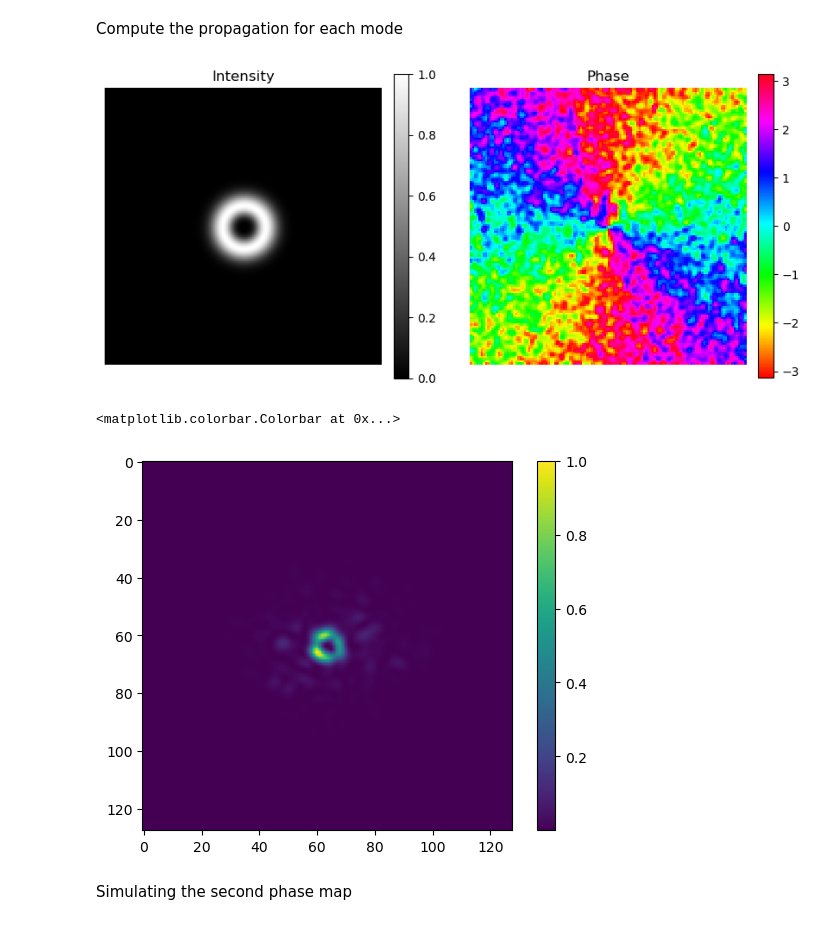
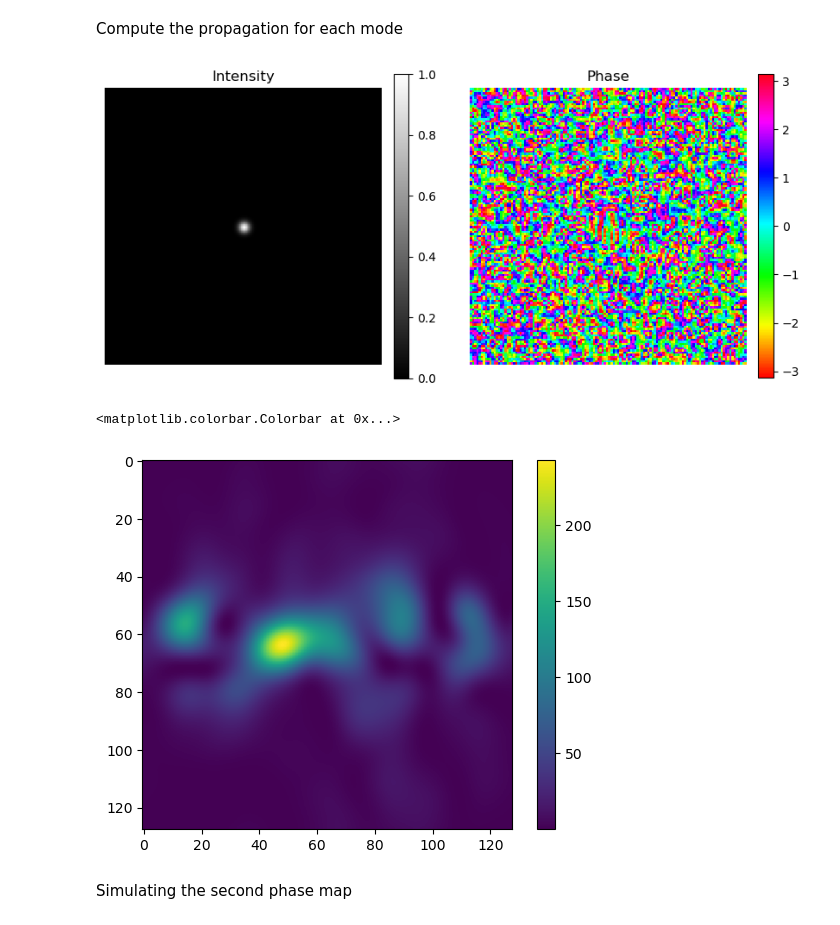
Before and after one commit to TareqJ1000/KnotSorter, a Jupyter notebook: PhaseAnalyzer.ipynb, the cells around one changed output. Drawn from its saved outputs; the diff is of its cells as text; code cells hidden in the pictures.

```diff
--- a/PhaseAnalyzer.ipynb
+++ b/PhaseAnalyzer.ipynb
@@ -101,7 +102,7 @@ else:
 # %% [markdown]
 Plot output channels
 # %%
-field = list_of_OAMs[0].oamBeam
+field = list_of_OAMs[1].oamBeam + list_of_OAMs[0].oamBeam
 field = field/np.max(np.abs(field))
 
 plt.imshow(np.abs(output_chans[1])**2 + np.abs(field)**2)
@@ -217,34 +218,34 @@ Compute the propagation for each mode
 # %%
 from scipy.fft import ifft2, ifftshift, fft2, fftshift
 
 # Let's pick an LG beam to analyze
 
-mode_num = 1
+mode_num = 0
 
 field = list_of_OAMs[mode_num].oamBeam
 field = field/np.max(np.abs(field))
 
 # modulate the field by the first phase map
 
 field_mod_1 = field*phase_maps[0]
 
 TotInt(field_mod_1)
 
 # let's simulate the propagation of the lens
 
 #field_lens, _ = propFF(field_mod_1,maxx,la,fourier_lens)
 field_lens = fftshift(fft2(field_mod_1))
-field_lens = field_lens/np.max(np.abs(field_lens))
+#field_lens = field_lens/np.max(np.abs(field_lens))
 
 # compute the field intensity
 
 final_field_int = np.abs(field_lens)**2
 plt.imshow(final_field_int)
 plt.colorbar()
 # %% [output]
-[figure, old version]
+[figure, new version]
 <matplotlib.colorbar.Colorbar at 0x...>
-[figure, old version]
+[figure, new version]
 # %% [markdown]
 Simulating the second phase map
 # %%
```
Also changed, not shown: parts of 11 cells of this notebook, 22 other files.
